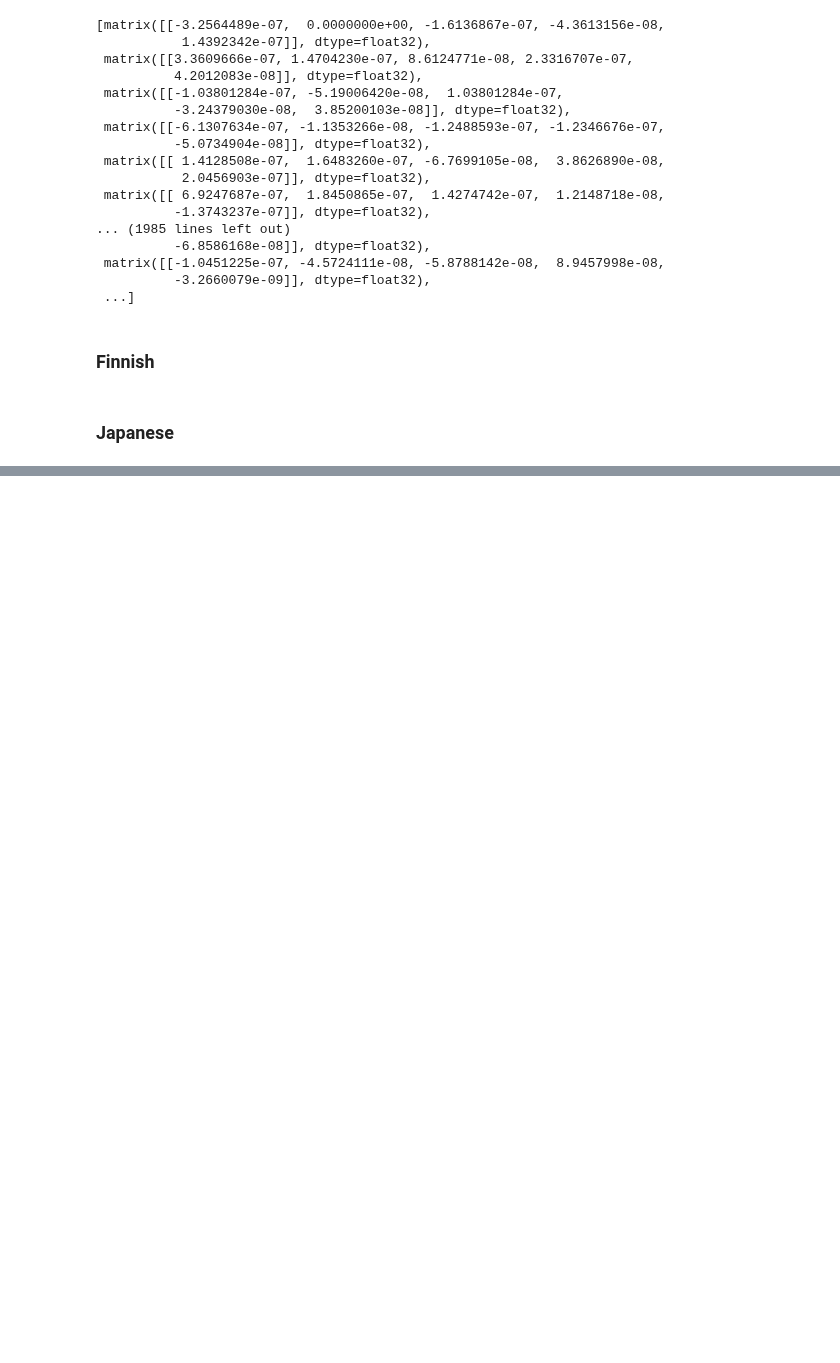
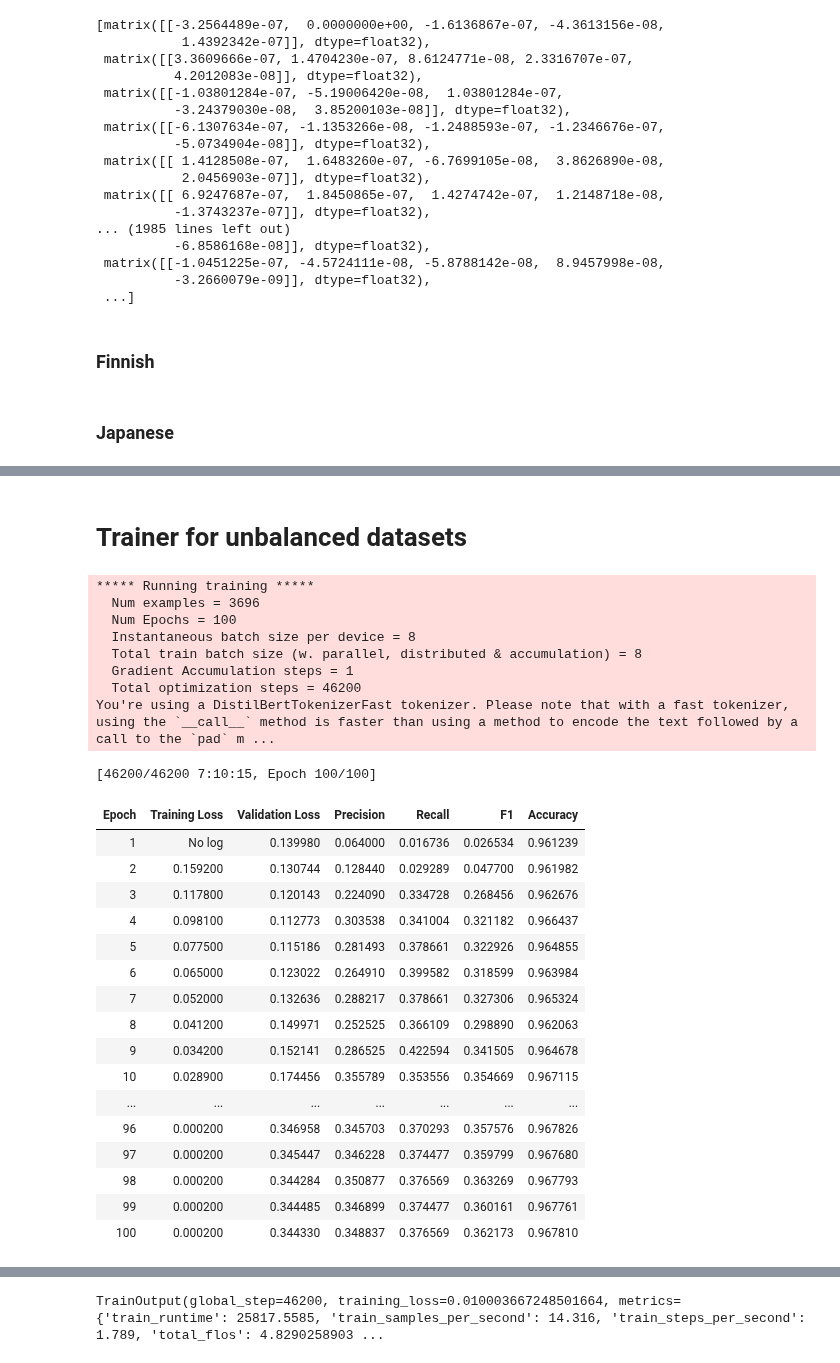
Before and after one commit to fedeflowers/NLP_group101, a Jupyter notebook: Project.ipynb, the cells around one changed output, grey strips where cells are left out. Drawn from its saved outputs; the diff is of its cells as text; code cells hidden in the pictures; blank space fills up the shorter version.

Commit message:
week 5 trained distilbert

```diff
--- a/Project.ipynb
+++ b/Project.ipynb
@@ -1194,0 +1599,8 @@ print(train_res2)
+# %%
+from transformers import DataCollatorForTokenClassification
+
+data_collator = DataCollatorForTokenClassification(tokenizer=tokenizer)
+# %%
+from transformers import AutoModelForTokenClassification, TrainingArguments, Trainer
+
+model = AutoModelForTokenClassification.from_pretrained(model_checkpoint, num_labels=3)
@@ -1194,0 +1661,66 @@ print(train_res2)
+# %% [markdown]
+# Trainer for unbalanced datasets
+# %%
+from torch import nn
+import torch
+class CustomTrainer(Trainer):
+    def compute_loss(self, model, inputs, return_outputs=False):
+        labels = inputs.get("labels")
+        # forward pass
+        outputs = model(**inputs)
+        logits = outputs.get("logits")
+        # compute custom loss (suppose one has 3 labels with different weights)
+        weight=torch.tensor([0.5,320.0, 300.0])
+        weight.to("cuda:0")
+        loss_fct = nn.CrossEntropyLoss()
+        loss = loss_fct(logits.view(-1, self.model.config.num_labels), labels.view(-1))
+        return (loss, outputs) if return_outputs else loss
+# %%
+training_args = TrainingArguments(
+    output_dir="./results",
+    evaluation_strategy="epoch",
+    learning_rate=2e-5,
+    per_device_train_batch_size=8,
+    per_device_eval_batch_size=8,
+    num_train_epochs=100,
+    weight_decay=0.01,
+)
+
+trainer = CustomTrainer( #CustomTrainer = custom loss, Trainer = default
+    model=model,
+    args=training_args,
+    train_dataset=tokenized_datasets["train"],
+    eval_dataset=tokenized_datasets["valid"],
+    tokenizer=tokenizer,
+    data_collator=data_collator,
+    compute_metrics=compute_metrics
+)
+
+trainer.train()
+# %% [output]
+***** Running training *****
+  Num examples = 3696
+  Num Epochs = 100
+  Instantaneous batch size per device = 8
+  Total train batch size (w. parallel, distributed & accumulation) = 8
+  Gradient Accumulation steps = 1
+  Total optimization steps = 46200
+You're using a DistilBertTokenizerFast tokenizer. Please note that with a fast tokenizer, using the `__call__` method is faster than using a method to encode the text followed by a call to the `pad` m ...
+[46200/46200 7:10:15, Epoch 100/100]
+| Epoch | Training Loss | Validation Loss | Precision | Recall | F1 | Accuracy |
+| 1 | No log | 0.139980 | 0.064000 | 0.016736 | 0.026534 | 0.961239 |
+| 2 | 0.159200 | 0.130744 | 0.128440 | 0.029289 | 0.047700 | 0.961982 |
+| 3 | 0.117800 | 0.120143 | 0.224090 | 0.334728 | 0.268456 | 0.962676 |
+| 4 | 0.098100 | 0.112773 | 0.303538 | 0.341004 | 0.321182 | 0.966437 |
+| 5 | 0.077500 | 0.115186 | 0.281493 | 0.378661 | 0.322926 | 0.964855 |
+| 6 | 0.065000 | 0.123022 | 0.264910 | 0.399582 | 0.318599 | 0.963984 |
+| 7 | 0.052000 | 0.132636 | 0.288217 | 0.378661 | 0.327306 | 0.965324 |
+| 8 | 0.041200 | 0.149971 | 0.252525 | 0.366109 | 0.298890 | 0.962063 |
+| 9 | 0.034200 | 0.152141 | 0.286525 | 0.422594 | 0.341505 | 0.964678 |
+| 10 | 0.028900 | 0.174456 | 0.355789 | 0.353556 | 0.354669 | 0.967115 |
+| ... | ... | ... | ... | ... | ... | ... |
+| 96 | 0.000200 | 0.346958 | 0.345703 | 0.370293 | 0.357576 | 0.967826 |
+| 97 | 0.000200 | 0.345447 | 0.346228 | 0.374477 | 0.359799 | 0.967680 |
+| 98 | 0.000200 | 0.344284 | 0.350877 | 0.376569 | 0.363269 | 0.967793 |
+| 99 | 0.000200 | 0.344485 | 0.346899 | 0.374477 | 0.360161 | 0.967761 |
+| 100 | 0.000200 | 0.344330 | 0.348837 | 0.376569 | 0.362173 | 0.967810 |
@@ -1194,0 +1744 @@ print(train_res2)
+TrainOutput(global_step=46200, training_loss=0.010003667248501664, metrics={'train_runtime': 25817.5585, 'train_samples_per_second': 14.316, 'train_steps_per_second': 1.789, 'total_flos': 4.8290258903 ...
```
Also changed, not shown: parts of 60 cells of this notebook.
